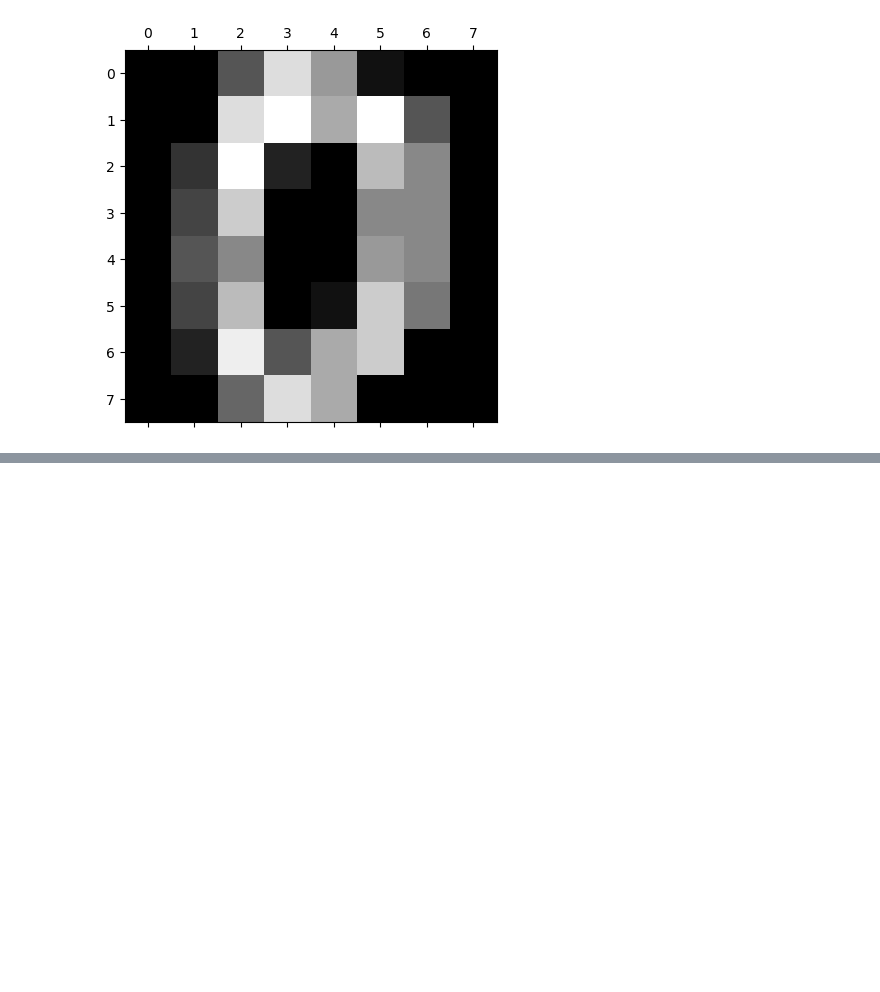
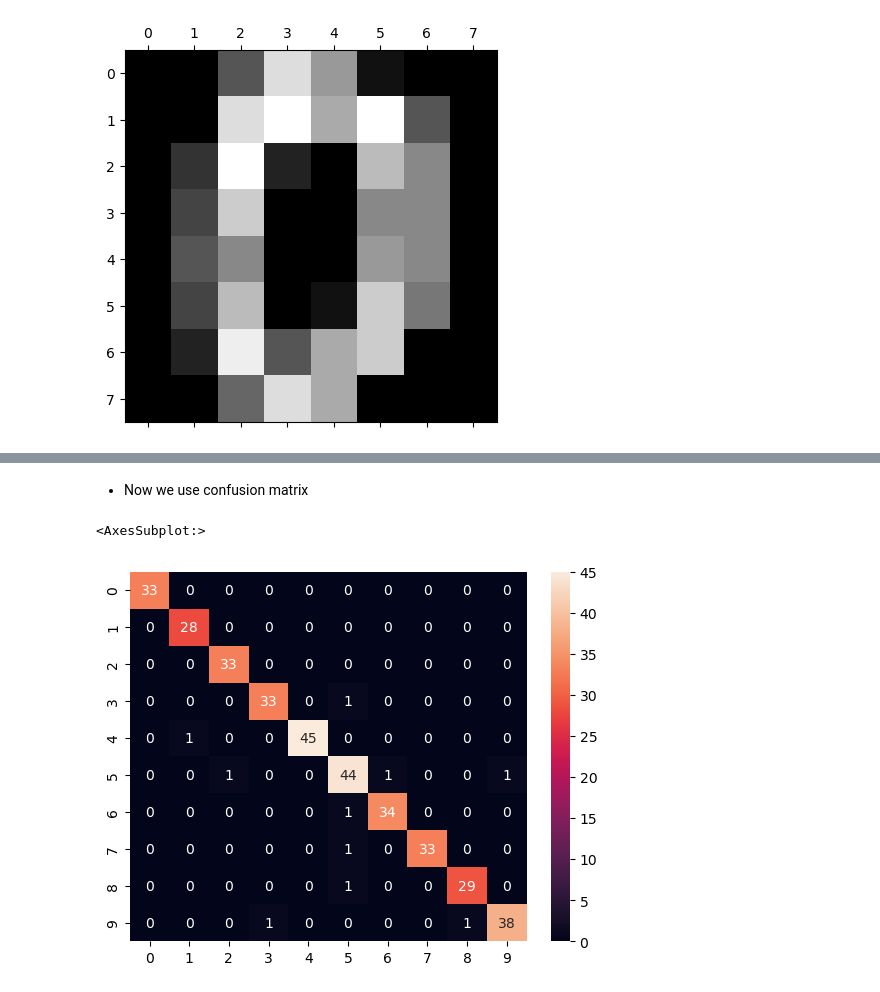
Before and after one commit to praju-1/Machine_Learning, a Jupyter notebook: Supervised_learning/Classification/digits_data_logistic_reg.ipynb, the cells around one changed output, grey strips where cells are left out. Cells and saved outputs as stored; diff of their text form; code cells hidden in the pictures; blank space fills up the shorter version.

```diff
--- a/Supervised_learning/Classification/digits_data_logistic_reg.ipynb
+++ b/Supervised_learning/Classification/digits_data_logistic_reg.ipynb
@@ -218,0 +289,4 @@ plt.show()
+# %%
+model = LogisticRegression(max_iter=2000)
+# %%
+model.fit(X_train, y_train)
@@ -218,0 +348,2 @@ plt.show()
+# %%
+y_pred = model.predict(X_test)
@@ -218,0 +370,4 @@ plt.show()
+# %% [markdown]
+- Now we use confusion matrix
+# %%
+cm = confusion_matrix(y_test, y_pred)
@@ -218,0 +376,5 @@ plt.show()
+# %%
+sns.heatmap(cm, annot = True)
+# %% [output]
+<AxesSubplot:>
+[figure, added]
```
Also changed, not shown: parts of 29 cells of this notebook.
